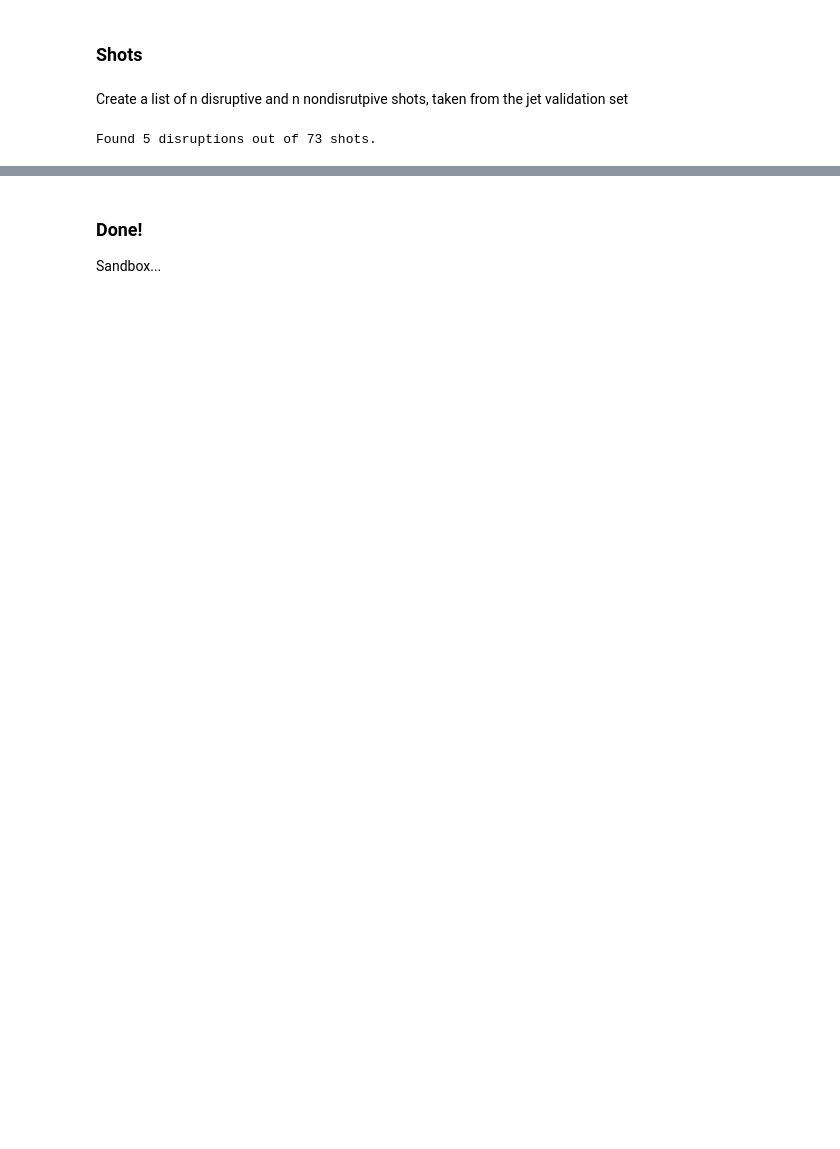
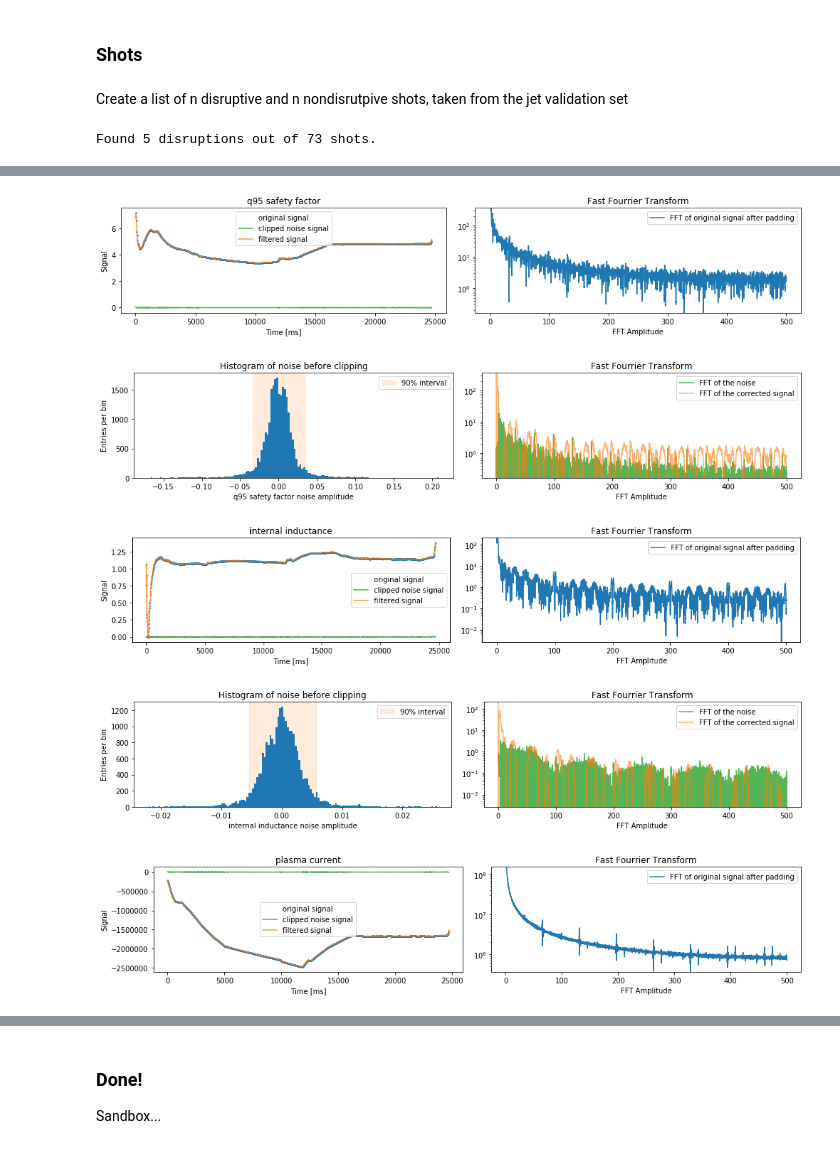
Before and after one commit to Wouter-VDP/PlasmaNotebooks, a Jupyter notebook: ExploreProcessedData.ipynb, the cells around one changed output, grey strips where cells are left out. Saved outputs shown, nothing was run; the diff lists cells and outputs as text; code cells hidden in the pictures; blank space fills up the shorter version.

```diff
--- a/ExploreProcessedData.ipynb
+++ b/ExploreProcessedData.ipynb
@@ -223,0 +260,80 @@ for shot, file in zip(non_disruptive_shots, non_disruptive_files):
+# %%
+# Configuration parameters
+t_step = 0.001
+t_min = 0
+filter_size = 100
+pad_width = 500 # pad with one second
+# %%
+# time array
+t_max = len(file.f.ttd)*t_step
+time = np.linspace(t_min, t_max, num=N)
+# frequency array
+N_padded = N+2*pad_width
+freq = rfftfreq(N, d=t_step)
+freq_padded = rfftfreq(N_padded, d=t_step)
+# %%
+for i,(k,v) in enumerate(signals_dict):
+    fig, ax = plt.subplots(ncols=2, figsize=(14,3))
+
+    sig = v.flatten()
+    padded_sig = np.pad(sig, pad_width, 'symmetric', reflect_type='odd')
+    fftsig = rfft(padded_sig)
+    N_padded = len(padded_sig)
+
+    # Plot original signal on top
+    ax[0].plot(sig, '.', markersize=2, label='original signal', alpha=0.1)
+    ax[0].set_title(k)
+    ax[0].set_xlabel('Time [ms]')
+    ax[0].set_ylabel('Signal')
+
+    # FFT of real valued serie is symmetric, only plot first half (rfft)
+    fftsig_abs = np.abs(fftsig)
+    ax[1].plot(freq_padded, fftsig_abs, label='FFT of original signal after padding')
+    ax[1].set_ylim(min(fftsig_abs),max(fftsig_abs[50:]))
+    ax[1].set_title('Fast Fourrier Transform')
+    ax[1].set_xlabel(r'Frequency [Hz$^{-1}$]')
+    ax[1].set_xlabel(r'FFT Amplitude')
+    ax[1].set_yscale('log')
+    ax[1].legend()
+
+    fftsig_noise = np.zeros(len(freq_padded), dtype='complex64')
+    fftsig_noise[filter_size:] = fftsig[filter_size:]
+
+    ifftsig_noise = irfft(fftsig_noise)
+    noise = ifftsig_noise[pad_width:-pad_width]
+    plot_lower,lower, upper, plot_upper = np.percentile(noise,(0.5,5,95,99.5))
+    noise_clip = np.clip(noise,lower,upper)
+
+    ax[0].plot(noise_clip, label='clipped noise signal', alpha=0.8, color='C2')
+    ax[0].plot(sig-noise_clip, label='filtered signal', alpha=0.8, color='C1')
+    ax[0].legend()
+    fig.tight_layout()
+    fig.savefig(outdir+str(k).replace(" ", "")+'_fft.png', dpi=300)
+    fig.show()
+
+    fig, ax = plt.subplots(ncols=2, figsize=(14,3))
+    ax[0].axvspan(xmin=lower, xmax=upper,color='C1', alpha=0.15, label='90% interval')
+    ax[0].hist(noise, bins=150, range=(plot_lower, plot_upper))
+    ax[0].set_title('Histogram of noise before clipping')
+    ax[0].legend()
+    ax[0].set_xlabel(str(k)+' noise amplitude')
+    ax[0].set_ylabel('Entries per bin')
+
+    ax[1].plot(freq, rfft(noise_clip), label='FFT of the noise', alpha=0.8, color='C2')
+    ax[1].plot(freq, rfft(sig-noise_clip), label='FFT of the corrected signal', alpha=0.6, color='C1')
+    ax[1].set_ylim(min(fftsig_abs),max(fftsig_abs[50:]))
+    ax[1].set_xlabel(r'Frequency [Hz$^{-1}$]')
+    ax[1].legend()
+    ax[1].set_yscale('log')
+    ax[1].set_title('Fast Fourrier Transform')
+    ax[1].set_xlabel(r'FFT Amplitude')
+
+    fig.tight_layout()
+    fig.savefig(outdir+str(k).replace(" ", "")+'_fft_noise.png', dpi=300)
+    plt.show()
+# %% [output]
+[figure, added]
+[figure, added]
+[figure, added]
+[figure, added]
+[figure, added]
```
Also changed, not shown: parts of 13 cells of this notebook, 25 other files.
